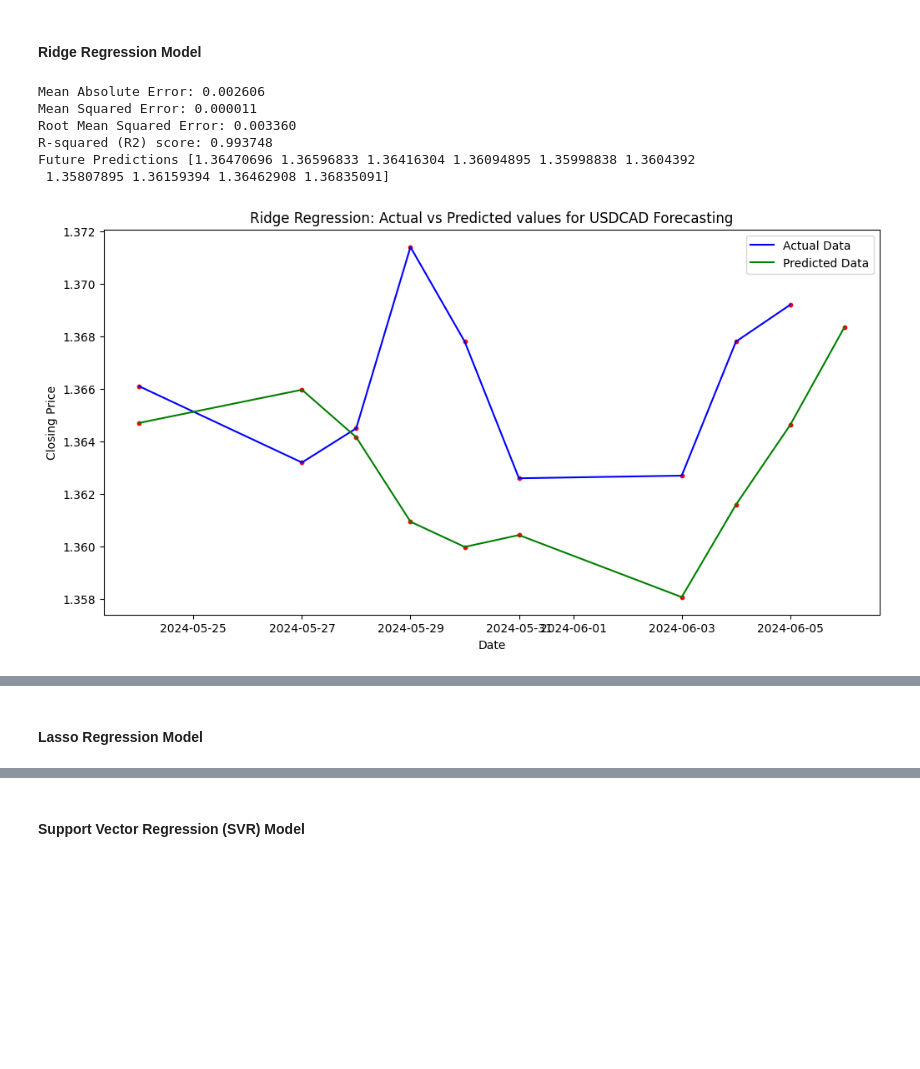
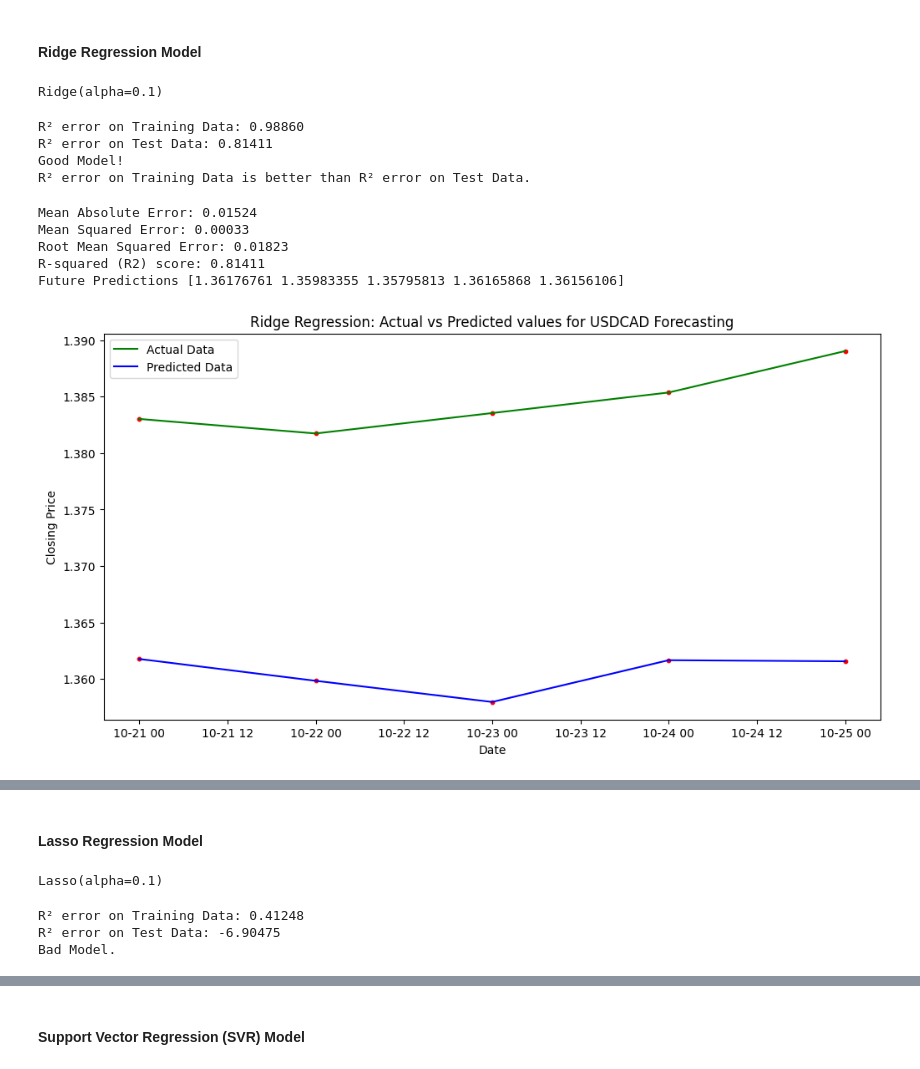
Before and after one commit to Akubue4U/PyProjects, a Jupyter notebook: MyBDAThesis/Akubue Simon - Thesis_Models.ipynb, the cells around one changed output, grey strips where cells are left out. Saved outputs shown, nothing was run; the diff lists cells and outputs as text; code cells hidden in the pictures; blank space fills up the shorter version.

```diff
--- a/MyBDAThesis/Akubue Simon - Thesis_Models.ipynb
+++ b/MyBDAThesis/Akubue Simon - Thesis_Models.ipynb
@@ -797,3 +450,25 @@ del Features
+# %%
+#Split data into train/test (85/15 ratio) with caution for time series
+Complete_Data.dropna(inplace=True)
+Split_Position = int(len(Complete_Data) * TrainPercent)
+Train_Data, Test_Data = Complete_Data.iloc[:Split_Position], Complete_Data.iloc[Split_Position:]
+# %%
+# Scale data
+Scaler = StandardScaler()
+Train_Data_Scaled = Scaler.fit_transform(Train_Data.drop('Label', axis=1))
+Test_Data_Scaled = Scaler.transform(Test_Data.drop('Label', axis=1))
+# %%
+# Convert the scaled data back into a DataFrame for easy inspection
+Train_Data_Scaled_Df = pd.DataFrame(Train_Data_Scaled, columns=Train_Data.drop('Label', axis=1).columns)
+Test_Data_Scaled_Df = pd.DataFrame(Test_Data_Scaled, columns=Test_Data.drop('Label', axis=1).columns)
+
+# Handle missing values
+Train_Data_Scaled_Df.dropna(inplace=True)
+Test_Data_Scaled_Df.dropna(inplace=True)
+# %%
+# Match into Training and Testing data
+X_train, y_train = Train_Data_Scaled_Df, Train_Data['Label']
+X_test, y_test = Test_Data_Scaled_Df, Test_Data['Label']
 # %%
 # Plotting the Train/Test Data
 Plot_TrainTest(CrncyPair, y_train, y_test)
@@ -909,28 +620,38 @@ Wall time: 735 ms
 #### Ridge Regression Model
 # %%
 from sklearn.linear_model import Ridge
+# %%
+# Instantiate and fit the Ridge Regression model
+alpha = 0.1  # Regularization strength (hyperparameter to be tuned)
+model = Ridge(alpha=alpha)
+model.fit(X_train, y_train)
+# %% [output]
+Ridge(alpha=0.1)
+# %%
+# Checking how good this Model will be
+TestTheModel(model)
+# %% [output]
+R² error on Training Data: 0.98860
+R² error on Test Data: 0.81411
+Good Model!
+R² error on Training Data is better than R² error on Test Data.
 # %%
-# Instantiate and fit the Ridge Regression model
-alpha = 0.1  # Regularization strength (hyperparameter to be tuned)
-model = Ridge(alpha=alpha)
-model.fit(X_train, y_train)
-
+%%time
 # Make predictions on the testing set
 y_pred = model.predict(X_test)
-future_predictions = y_pred[len(y_pred)-(NoOfDays):]
+future_predictions = y_pred[-(PredDays):]
 
 # Evaluate and Report Accuracy, Predict the future, and Plot the graph.
 ModelCode = 'RIR'
 ModelName = 'Ridge Regression'
-Rpt_Evaluate_Plot(CrncyPair, ModelName, ModelCode, y_train, y_test, y_pred, future_predictions)
+Rpt_Evaluate_Plot(CrncyPair, ModelName, ModelCode, y_train, y_test, y_pred, MaxDate, future_predictions)
 
 # Delete the following objects so as to free the memory, and also Re-Set the objects for the next Model.
 del model, y_pred, future_predictions
 # %% [output]
-Mean Absolute Error: 0.002606
-Mean Squared Error: 0.000011
-Root Mean Squared Error: 0.003360
-R-squared (R2) score: 0.993748
-Future Predictions [1.36470696 1.36596833 1.36416304 1.36094895 1.35998838 1.3604392
- 1.35807895 1.36159394 1.36462908 1.36835091]
+Mean Absolute Error: 0.01524
+Mean Squared Error: 0.00033
+Root Mean Squared Error: 0.01823
+R-squared (R2) score: 0.81411
+Future Predictions [1.36176761 1.35983355 1.35795813 1.36165868 1.36156106]
-[figure, old version]
+[figure, new version]
@@ -938,5 +661,19 @@ Future Predictions [1.36470696 1.36596833 1.36416304 1.36094895 1.35998838 1.360
 #### Lasso Regression Model
 # %%
 from sklearn.linear_model import Lasso
+# %%
+# Instantiate and fit the Lasso Regression model
+alpha = 0.1  # Regularization strength (hyperparameter to be tuned)
+model = Lasso(alpha=alpha)
+model.fit(X_train, y_train)
+# %% [output]
+Lasso(alpha=0.1)
+# %%
+# Checking how good this Model will be
+TestTheModel(model)
+# %% [output]
+R² error on Training Data: 0.41248
+R² error on Test Data: -6.90475
+Bad Model.
 # %%
 %%time
```
Also changed, not shown: parts of 81 cells of this notebook, 2 other files.
